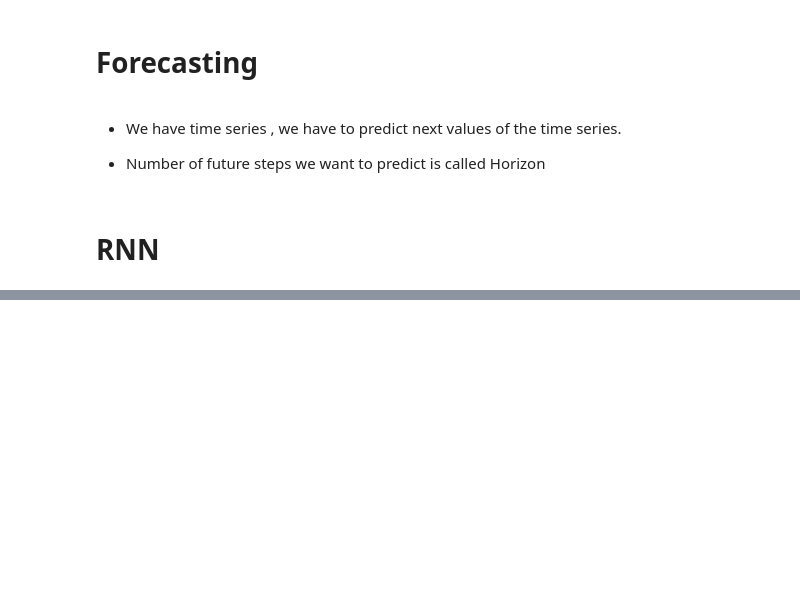
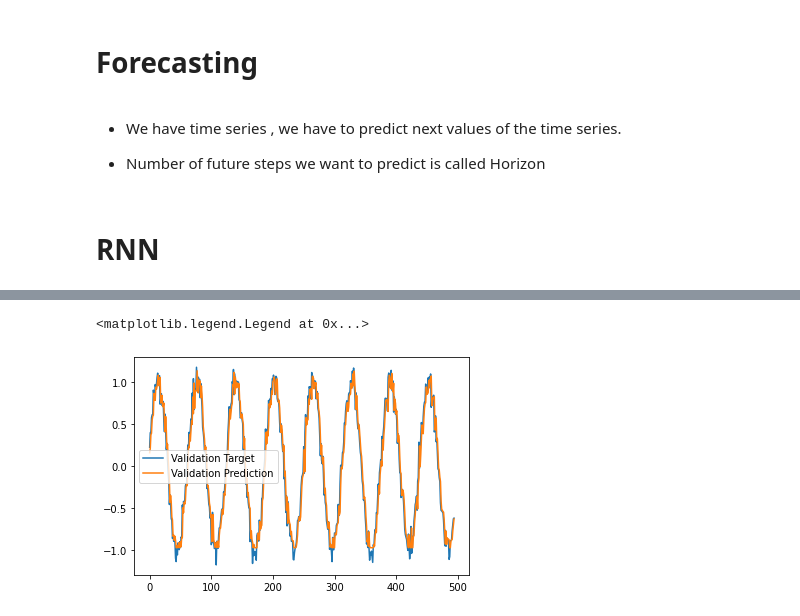
Before and after one commit to RiseAboveAll/PYTORCH_Learning, a Jupyter notebook: RNN.ipynb, the cells around one changed output, grey strips where cells are left out. Drawn from its saved outputs; the diff is of its cells as text; code cells hidden in the pictures; blank space fills up the shorter version.

```diff
--- a/RNN.ipynb
+++ b/RNN.ipynb
@@ -107,0 +343,11 @@ RNN accounts for all the previous words in the sentence not only the previous wo
+# %%
+#Forecasting using true targets
+
+validation_target=Y[-N//2:]
+validation_prediction=[]
+i=0
+while len(validation_prediction)<len(validation_target):
+  input_=X_test[i].reshape(1,T,1)
+  p=model(input_)[0,0].item()
+  i+=1
+  validation_prediction.append(p)
@@ -107,0 +380,7 @@ RNN accounts for all the previous words in the sentence not only the previous wo
+# %%
+plt.plot(validation_target,label='Validation Target')
+plt.plot(validation_prediction,label='Validation Prediction')
+plt.legend()
+# %% [output]
+<matplotlib.legend.Legend at 0x...>
+[figure, added]
```
Also changed, not shown: parts of 22 cells of this notebook.
